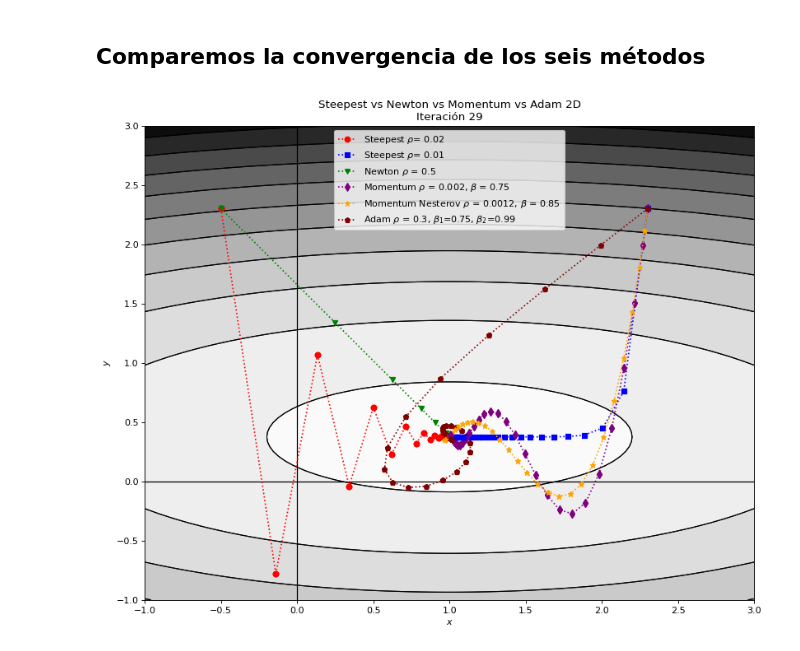
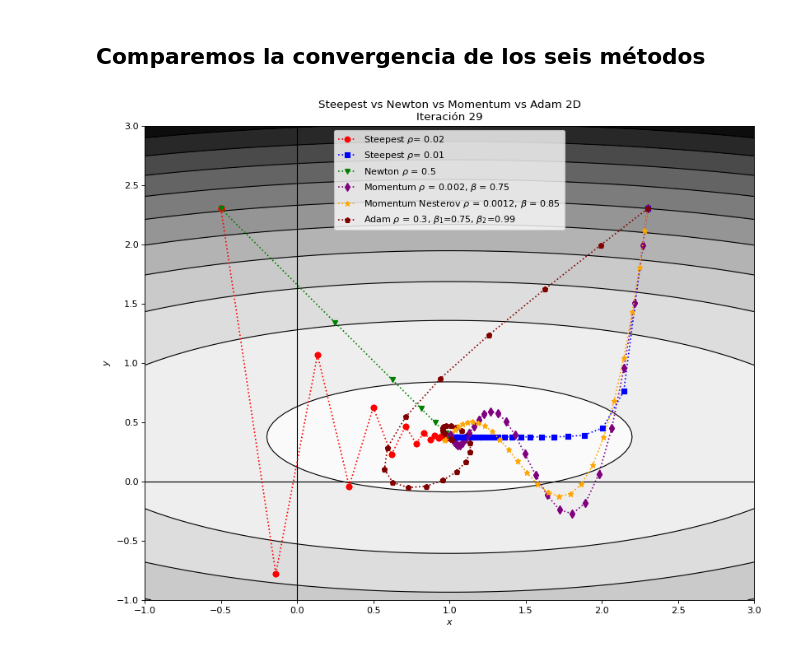
Before and after one commit to milocortes/mod_04_concentracion, a Jupyter notebook: src/notebooks/python/steepest_descent.ipynb, the cells around one changed output. Cells and saved outputs as stored; diff of their text form; code cells hidden in the pictures.

```diff
--- a/src/notebooks/python/steepest_descent.ipynb
+++ b/src/notebooks/python/steepest_descent.ipynb
@@ -349,11 +350,14 @@ ax.set_title('Superficie de la función $f(x,y)$');
 # %% [output]
 [figure]
 # %%
-plt.contourf(X,Y,Z,10, cmap="Greys")
-plt.contour(X,Y,Z,10, colors='k', linewidths=1)
-plt.plot([0,0],[-1,3],color='k',linewidth=1)
-plt.plot([-1,3],[0,0],color='k',linewidth=1)
-plt.plot(1,0.375,color='k',marker='+')
+def actualiza_superficie():
+    plt.contourf(X,Y,Z,10, cmap="Greys")
+    plt.contour(X,Y,Z,10, colors='k', linewidths=1)
+    plt.plot([0,0],[-1,3],color='k',linewidth=1)
+    plt.plot([-1,3],[0,0],color='k',linewidth=1)
+    plt.plot(1,0.375,color='k',marker='+')
+
+actualiza_superficie()
 
 # La función del gradiente
 def gradiente(X):
@@ -1041,12 +989,9 @@ plt.show()
 # %%
 ## Hagamos un giff para verificar la convergencia de las corridas
 
+## Volvemos a graficar la función
 plt.figure(figsize=(10, 8), dpi=80)
-plt.contourf(X,Y,Z,10, cmap="Greys")
-plt.contour(X,Y,Z,10, colors='k', linewidths=1)
-plt.plot([0,0],[-1,3],color='k',linewidth=1)
-plt.plot([-1,3],[0,0],color='k',linewidth=1)
-plt.plot(1,0.375,color='k',marker='+')
+actualiza_superficie()
 
 # Creamos una carpeta para guardas las imágenes
 if not os.path.isdir('steepest_newton_2D_momentum_adam'):
@@ -1058,14 +1003,6 @@ n = 30
 
 ## La siguiente lista tendrá los nombres de las imágenes
 pics = []
-
-## Volvemos a graficar la función
-plt.contourf(X,Y,Z,10, cmap="Greys")
-plt.contour(X,Y,Z,10, colors='k', linewidths=1)
-plt.plot([0,0],[-1,3],color='k',linewidth=1)
-plt.plot([-1,3],[0,0],color='k',linewidth=1)
-plt.plot(1,0.375,color='k',marker='+')
-
 
 ## Definimos los vectores de inicio
 x_rho_002 = xold_rho_002 = -0.5
@@ -1168,31 +1105,31 @@ for it in range(n):
     m_adam = beta_adam_uno*m_adam + beta_adam_uno*(1-beta_adam_uno)*gradiente(X_vec_adam)
     s_adam = beta_adam_dos*s_adam + beta_adam_dos*(1-beta_adam_dos)*gradiente(X_vec_adam)**2
 
 
     m_tilde = m_adam/(1 - (beta_adam_uno**(i+1) ))
     s_tilde = s_adam/(1 - (beta_adam_dos**(i+1) ))
 
     X_vec_adam = X_vec_adam - rho_adam*(1/(np.sqrt(s_tilde) + epsilon_adam))*m_tilde
     x_adam, y_adam = X_vec_adam
 
     plt.title(f"Steepest vs Newton vs Momentum vs Adam 2D\nIteración {it}")
     plt.xlabel("$x$")
     plt.ylabel("$y$")
 
     if it ==0:
         plt.legend()
     plt.tight_layout(pad=0, w_pad=0, h_pad=0)
 
     file_name = f"steepest_newton_momentum_adam_2D_it_{it}.png"
     plt.savefig(os.path.join("steepest_newton_2D_momentum_adam",file_name))
     pics.append(os.path.join("steepest_newton_2D_momentum_adam",file_name))
 
 from PIL import Image
 
 
 frames = [Image.open(image) for image in pics]
 frame_one = frames[0]
 frame_one.save("2D_steepest_newton_momentum_adam.gif", format="GIF", append_images=frames,
             save_all=True, duration=350, loop=0)
 # %% [output]
-[figure, old version]
+[figure, new version]
```
Also changed, not shown: parts of 9 cells of this notebook, 5 other files.
